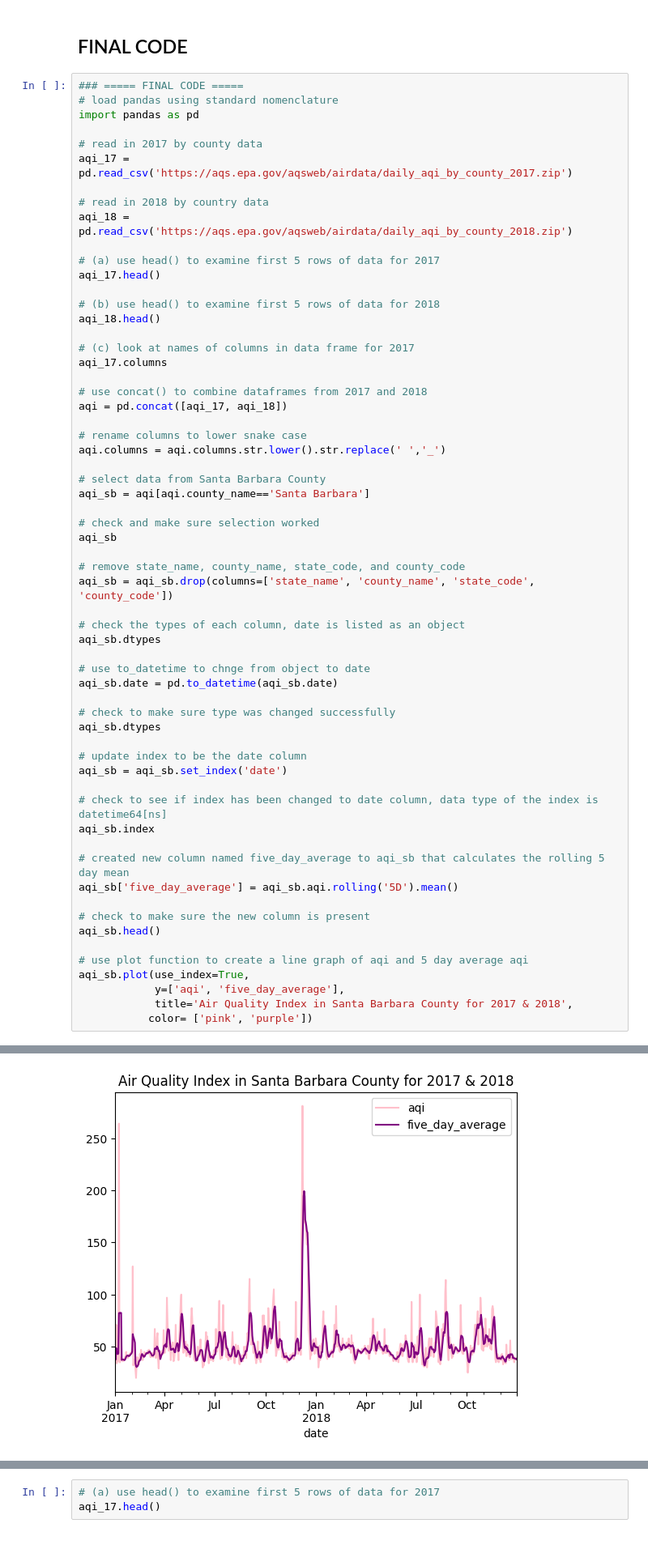
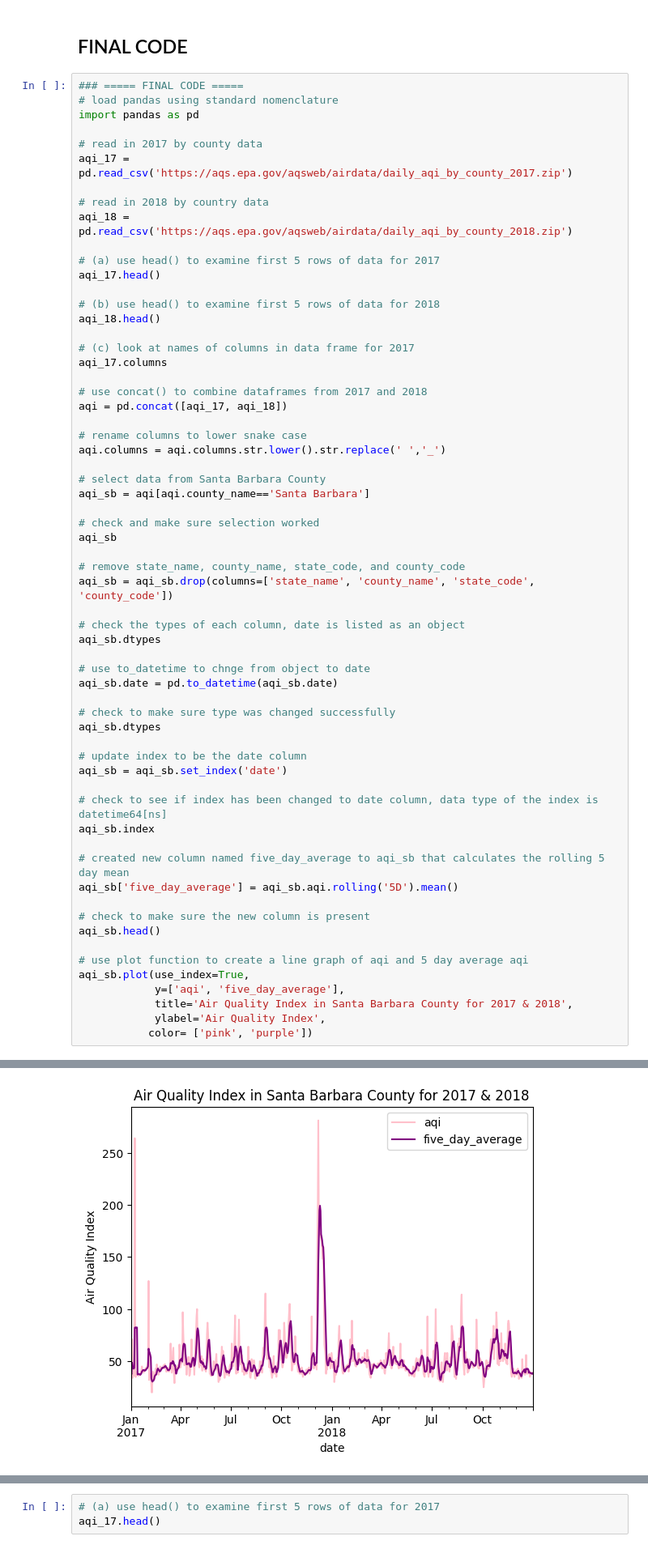
Before and after one commit to mwidas/eds220-hwk-2, a Jupyter notebook: hwk2-task2-aqi.ipynb, the cells around one changed output, grey strips where cells are left out. Shown at 81% size. Saved outputs shown, nothing was run; the diff lists cells and outputs as text.

Commit message:
update graph labels

```diff
--- a/hwk2-task2-aqi.ipynb
+++ b/hwk2-task2-aqi.ipynb
@@ -76,5 +76,6 @@ aqi_sb.head()
 aqi_sb.plot(use_index=True,
             y=['aqi', 'five_day_average'],
             title='Air Quality Index in Santa Barbara County for 2017 & 2018',
+            ylabel='Air Quality Index',
            color= ['pink', 'purple'])
 # %% [output]
@@ -82,4 +83,4 @@ aqi_sb.plot(use_index=True,
-[figure, old version]
+[figure, new version]
 # %% [markdown]
 ## 1
 
```
Also changed, not shown: parts of 2 cells of this notebook, 1 other file.
